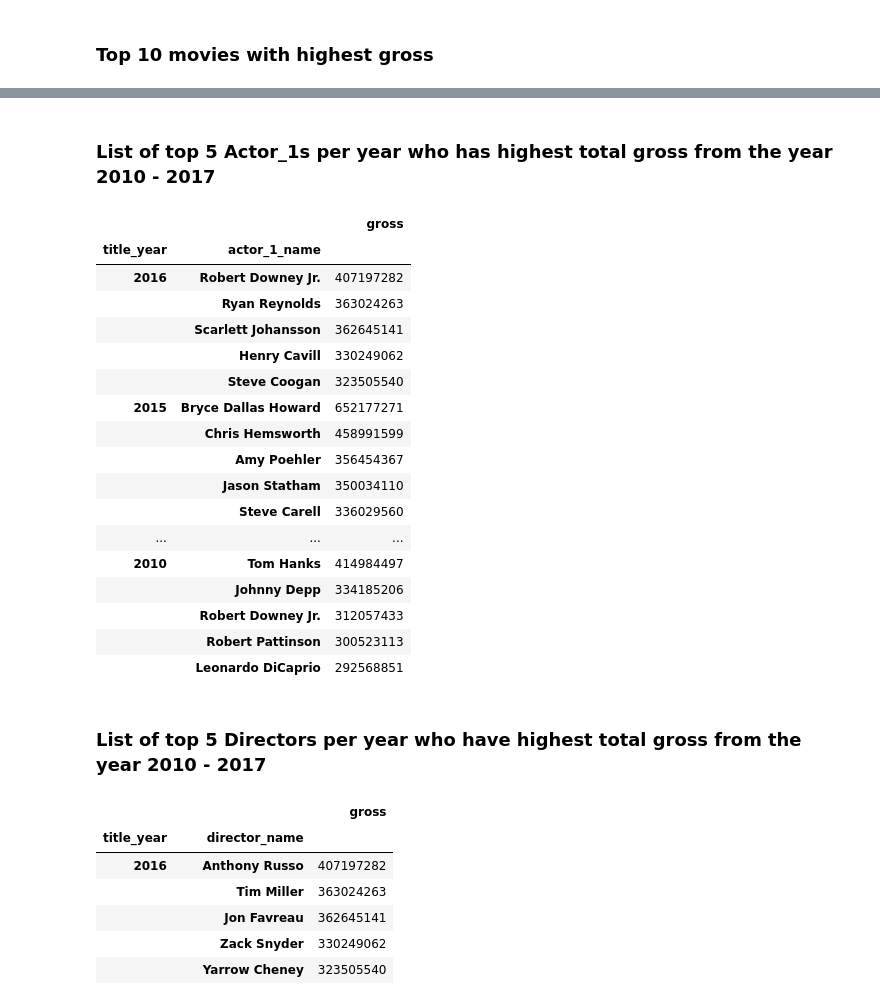
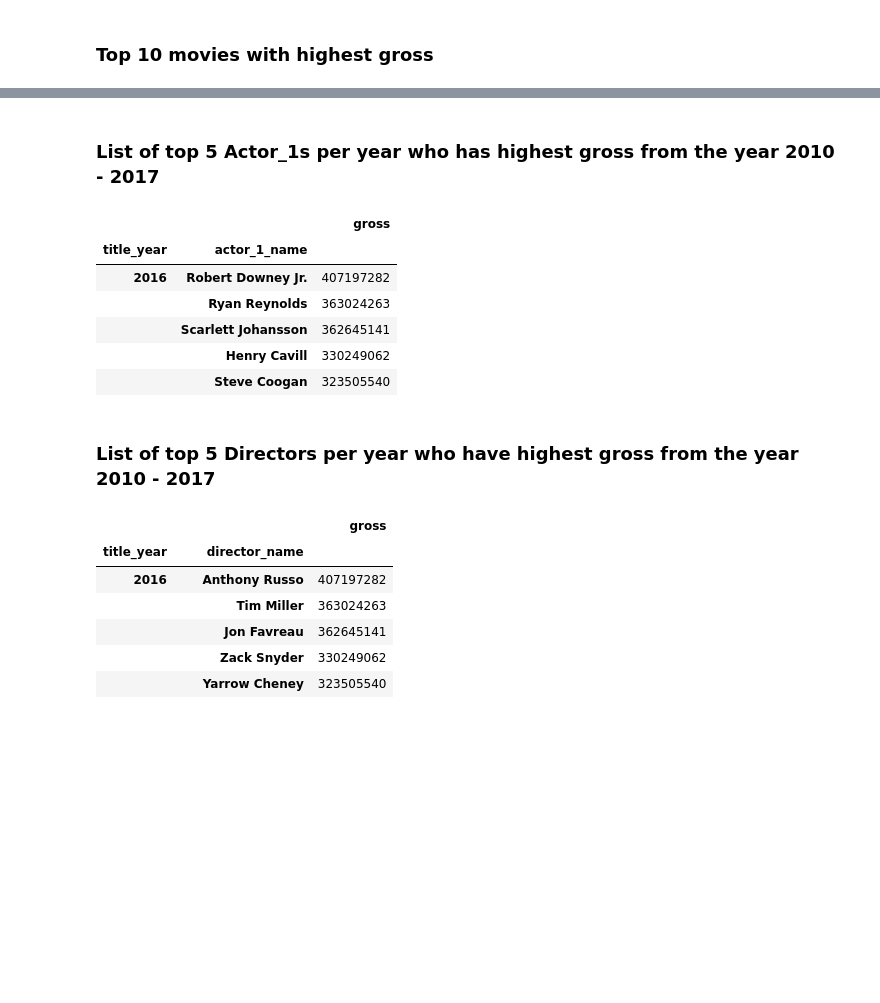
Before and after one commit to divyaaligireddy/IMDB-data-analysis, a Jupyter notebook: IMDB_data_analysis.ipynb, the cells around one changed output, grey strips where cells are left out. Saved outputs shown, nothing was run; the diff lists cells and outputs as text; code cells hidden in the pictures; blank space fills up the shorter version.

```diff
--- a/IMDB_data_analysis.ipynb
+++ b/IMDB_data_analysis.ipynb
@@ -74,35 +85,24 @@ top_10_gross_movie
 | 3 | The Dark Knight Rises | 8.5 | Christopher Nolan | 2012 | 448130642 | Tom Hardy | Christian Bale | Joseph Gordon-Levitt | ... |
 | 582 | Shrek 2 | 7.2 | Andrew Adamson | 2004 | 436471036 | Rupert Everett | Jennifer Saunders | Conrad Vernon | ... |
 # %% [markdown]
-### List of top 5 Actor_1s per year who has highest total gross from the year 2010 - 2017
+### List of top 5 Actor_1s per year who has highest gross from the year 2010 - 2017
 # %%
 actors_gross = movies[movies['title_year'].isin(range(2010, 2017))]
 actors_gross = actors_gross[['actor_1_name', 'gross', 'title_year']]
 actors_gross.sort_values(['title_year', 'gross'], ascending=False, inplace=True)
 actors_gross = actors_gross.groupby(['title_year']).head(5).reset_index(drop=True)
 actors_gross.set_index(['title_year', 'actor_1_name'], inplace=True)
-actors_gross
+actors_gross.head()
 # %% [output]
 |  |  | gross |
 | title_year | actor_1_name |  |
 | 2016 | Robert Downey Jr. | 407197282 |
 |  | Ryan Reynolds | 363024263 |
 |  | Scarlett Johansson | 362645141 |
 |  | Henry Cavill | 330249062 |
 |  | Steve Coogan | 323505540 |
-| 2015 | Bryce Dallas Howard | 652177271 |
-|  | Chris Hemsworth | 458991599 |
-|  | Amy Poehler | 356454367 |
-|  | Jason Statham | 350034110 |
-|  | Steve Carell | 336029560 |
-| ... | ... | ... |
-| 2010 | Tom Hanks | 414984497 |
-|  | Johnny Depp | 334185206 |
-|  | Robert Downey Jr. | 312057433 |
-|  | Robert Pattinson | 300523113 |
-|  | Leonardo DiCaprio | 292568851 |
 # %% [markdown]
-### List of top 5 Directors per year who have highest total gross from the year 2010 - 2017
+### List of top 5 Directors per year who have highest gross from the year 2010 - 2017
 # %%
 directors_gross = movies[movies['title_year'].isin(range(2010, 2017))]
 directors_gross = directors_gross[['director_name', 'gross', 'title_year']]
```
Also changed, not shown: parts of 8 cells of this notebook.
